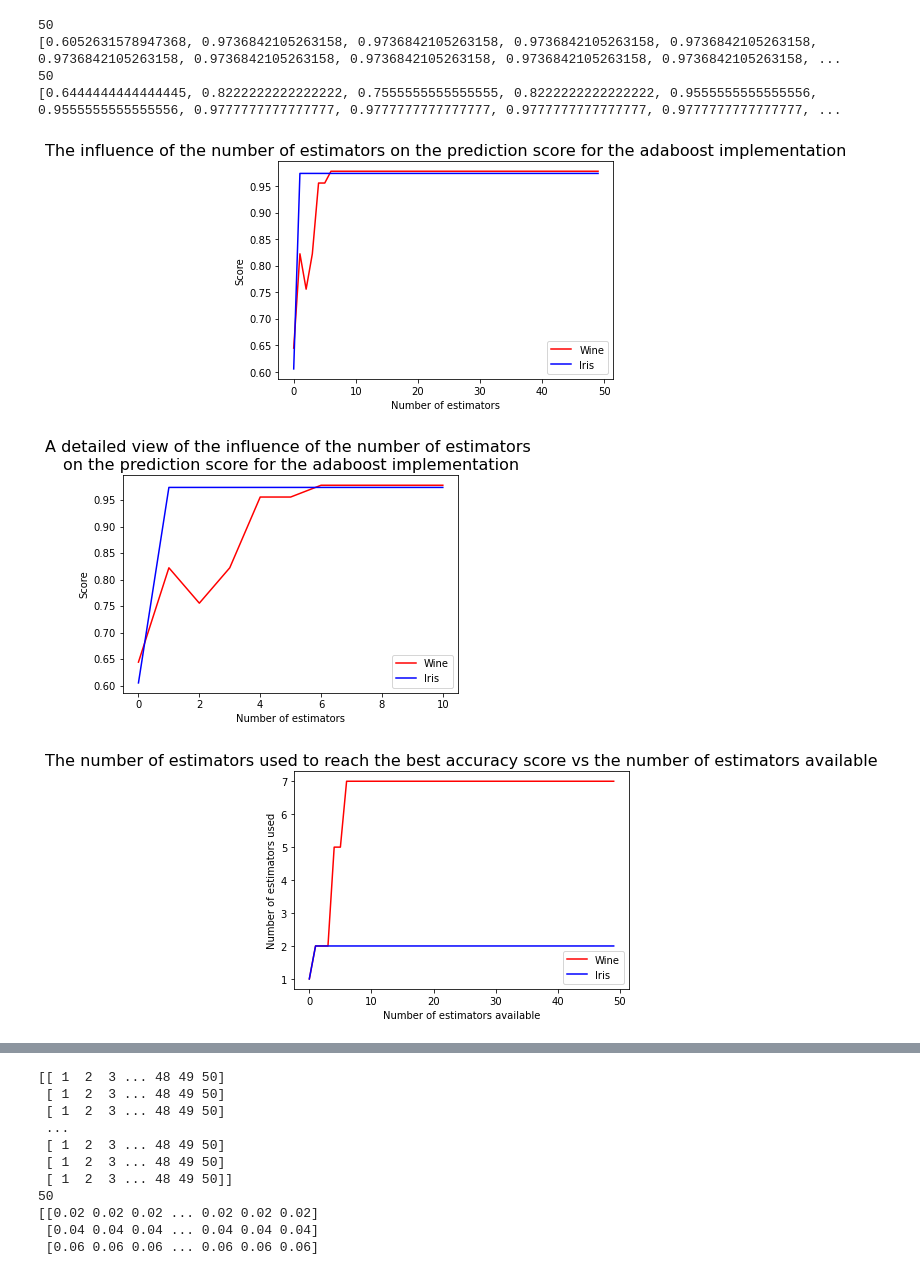
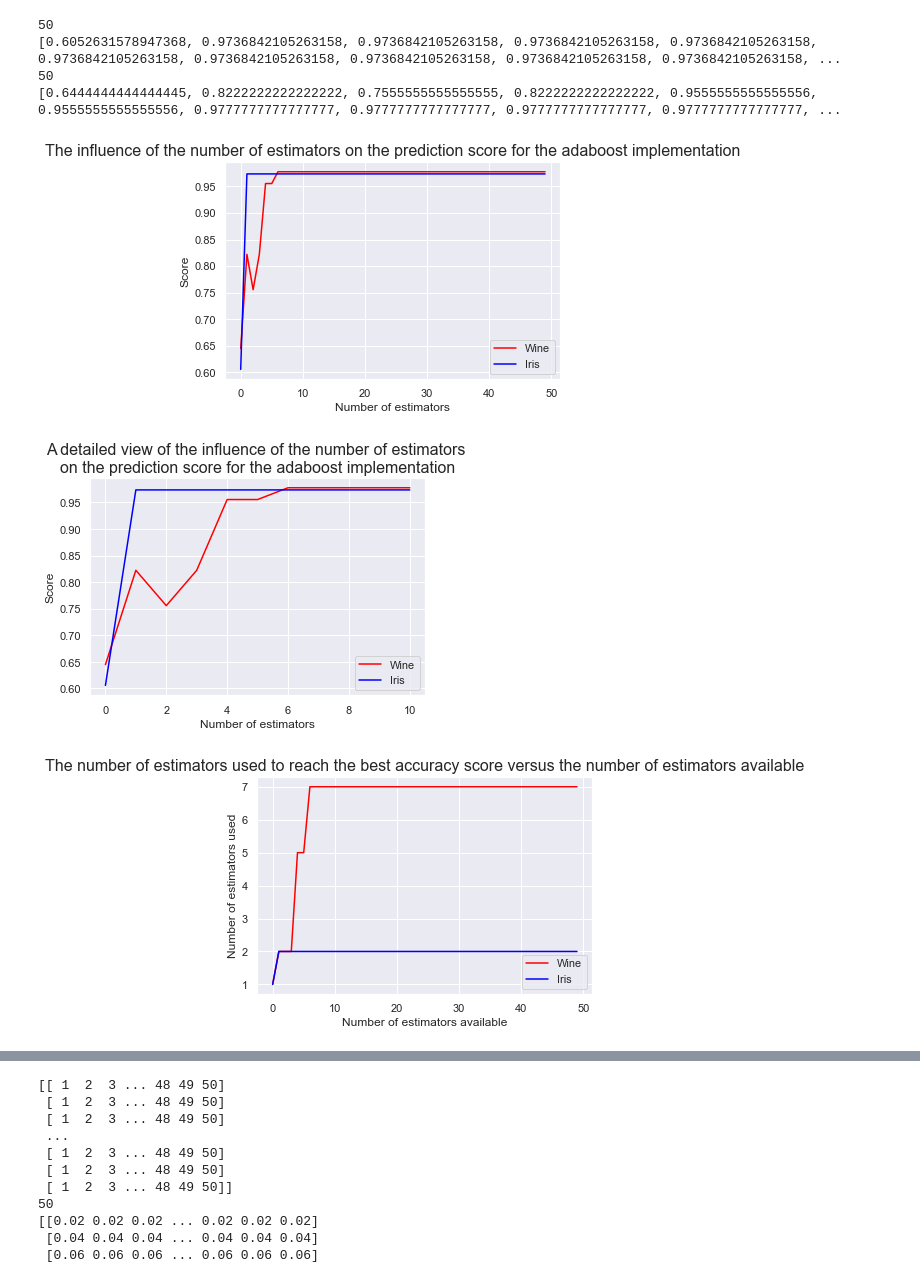
Before and after one commit to kaspardaemen/Natural-Computing, a Jupyter notebook: Ensemble learning/Excercise 5 .ipynb, the cells around one changed output, grey strips where cells are left out. Cells and saved outputs as stored; diff of their text form; code cells hidden in the pictures.

```diff
--- a/Ensemble learning/Excercise 5 .ipynb
+++ b/Ensemble learning/Excercise 5 .ipynb
@@ -265,18 +266,21 @@ print(estimators_wine)
 [0.6444444444444445, 0.8222222222222222, 0.7555555555555555, 0.8222222222222222, 0.9555555555555556, 0.9555555555555556, 0.9777777777777777, 0.9777777777777777, 0.9777777777777777, 0.9777777777777777, ...
 # %%
 # set number of estimators vs learning rate 2D
+sns.set()
 plt.plot( estimators_wine, 'red', estimators_iris, 'blue')
 
 plt.xlabel('Number of estimators')
 plt.ylabel('Score')
 plt.legend(["Wine", "Iris"])
 plt.title('The influence of the number of estimators on the prediction score for the adaboost implementation',
           fontsize=16)
+
 plt.show()
 # %% [output]
-[figure, old version]
+[figure, new version]
 # %%
 # set number of estimators vs learning rate 2D in more detail
+sns.set()
 plt.plot(estimators_wine[:11], 'red', estimators_iris[:11], 'blue')
 
 plt.xlabel('Number of estimators')
@@ -287,9 +291,10 @@ plt.title('A detailed view of the influence of the number of estimators \n' +
           fontsize=16)
 plt.show()
 # %% [output]
-[figure, old version]
+[figure, new version]
 # %%
 # The number of estimators needed vs the total number of estimators available
+sns.set()
 plt.plot(best_staged_scores_wine, 'red', best_staged_scores_iris, 'blue')
 
 plt.xlabel('Number of estimators available')
@@ -299,5 +304,5 @@ plt.title('The number of estimators used to reach the best accuracy score versus
           fontsize=16)
 plt.show()
 # %% [output]
-[figure, old version]
+[figure, new version]
 # %%
```
Also changed, not shown: parts of 5 cells of this notebook.
